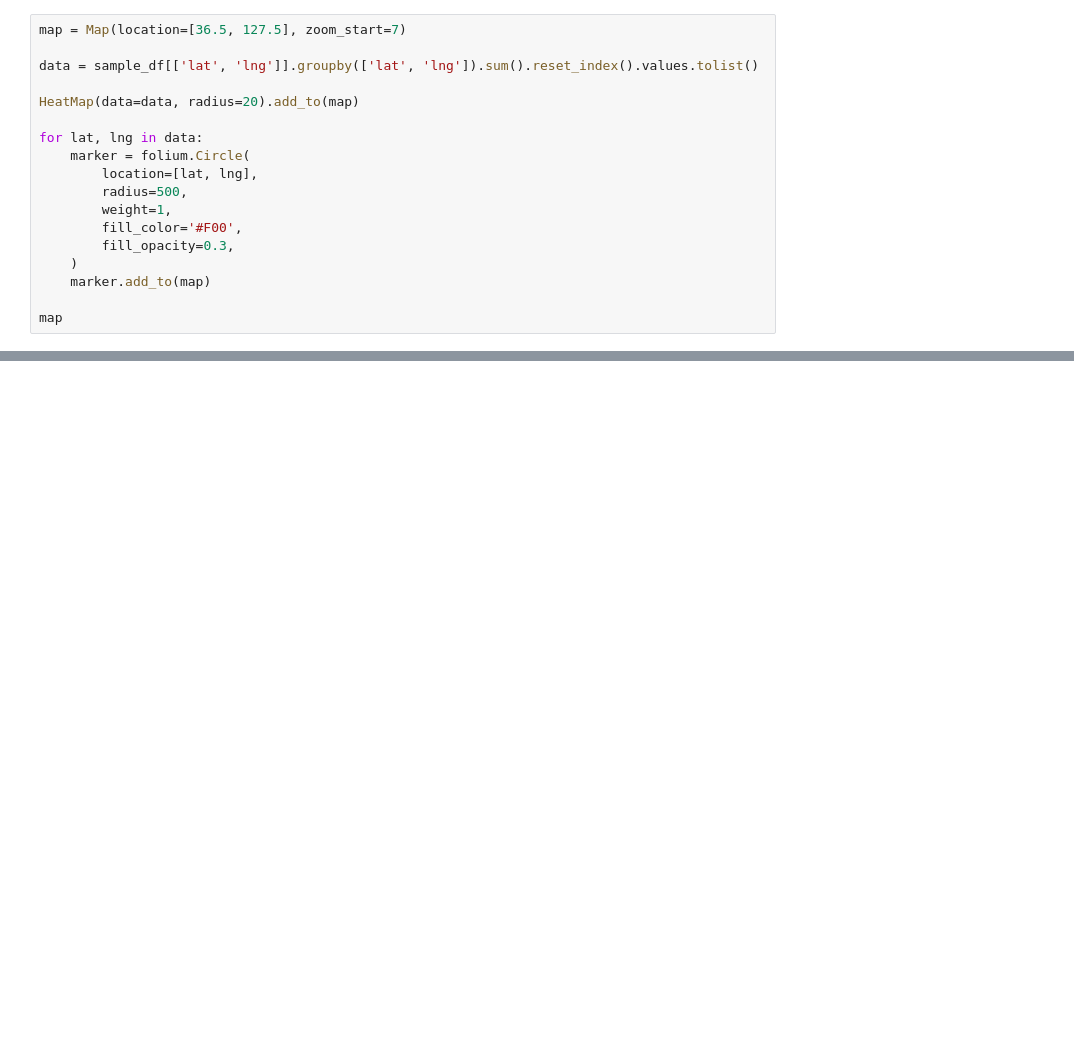
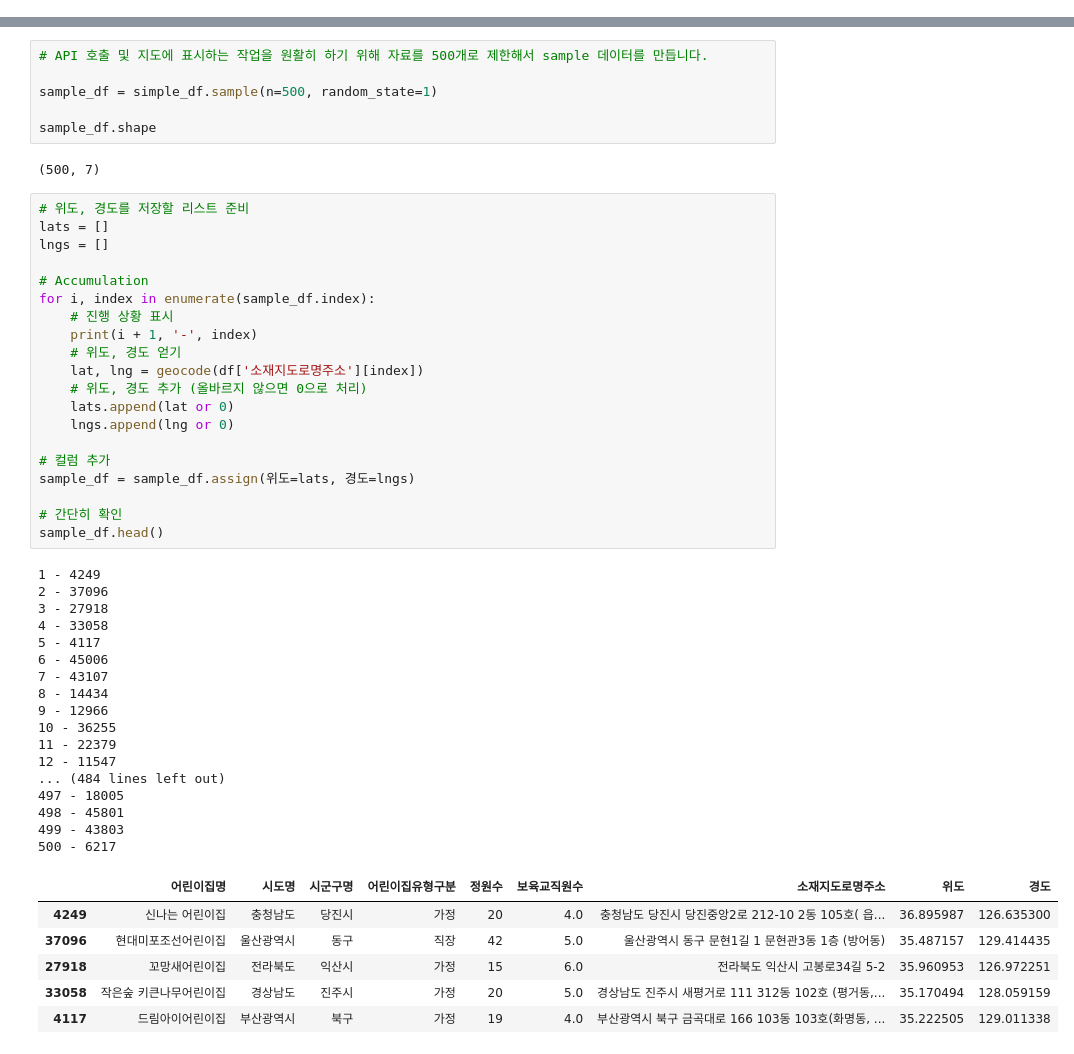
Before and after one commit to ahastudio/CodingLife, a Jupyter notebook: 20190908/python/child-house.ipynb, the cells around one changed output, grey strips where cells are left out. Drawn from its saved outputs; the diff is of its cells as text; blank space fills up the shorter version.

```diff
--- a/20190908/python/child-house.ipynb
+++ b/20190908/python/child-house.ipynb
@@ -238,18 +0,0 @@ sample_df.head()
-# %%
-map = Map(location=[36.5, 127.5], zoom_start=7)
-
-data = sample_df[['lat', 'lng']].groupby(['lat', 'lng']).sum().reset_index().values.tolist()
-
-HeatMap(data=data, radius=20).add_to(map)
-
-for lat, lng in data:
-    marker = folium.Circle(
-        location=[lat, lng],
-        radius=500,
-        weight=1,
-        fill_color='#F00',
-        fill_opacity=0.3,
-    )
-    marker.add_to(map)
-
-map
@@ -257,0 +428,52 @@ map
+# %%
+# API 호출 및 지도에 표시하는 작업을 원활히 하기 위해 자료를 500개로 제한해서 sample 데이터를 만듭니다.
+
+sample_df = simple_df.sample(n=500, random_state=1)
+
+sample_df.shape
+# %% [output]
+(500, 7)
+# %%
+# 위도, 경도를 저장할 리스트 준비
+lats = []
+lngs = []
+
+# Accumulation
+for i, index in enumerate(sample_df.index):
+    # 진행 상황 표시
+    print(i + 1, '-', index)
+    # 위도, 경도 얻기
+    lat, lng = geocode(df['소재지도로명주소'][index])
+    # 위도, 경도 추가 (올바르지 않으면 0으로 처리)
+    lats.append(lat or 0)
+    lngs.append(lng or 0)
+
+# 컬럼 추가
+sample_df = sample_df.assign(위도=lats, 경도=lngs)
+
+# 간단히 확인
+sample_df.head()
+# %% [output]
+1 - 4249
+2 - 37096
+3 - 27918
+4 - 33058
+5 - 4117
+6 - 45006
+7 - 43107
+8 - 14434
+9 - 12966
+10 - 36255
+11 - 22379
+12 - 11547
+... (484 lines left out)
+497 - 18005
+498 - 45801
+499 - 43803
+500 - 6217
+|  | 어린이집명 | 시도명 | 시군구명 | 어린이집유형구분 | 정원수 | 보육교직원수 | 소재지도로명주소 | 위도 | 경도 |
+| 4249 | 신나는 어린이집 | 충청남도 | 당진시 | 가정 | 20 | 4.0 | 충청남도 당진시 당진중앙2로 212-10 2동 105호( 읍... | 36.895987 | 126.635300 |
+| 37096 | 현대미포조선어린이집 | 울산광역시 | 동구 | 직장 | 42 | 5.0 | 울산광역시 동구 문현1길 1 문현관3동 1층 (방어동) | 35.487157 | 129.414435 |
+| 27918 | 꼬망새어린이집 | 전라북도 | 익산시 | 가정 | 15 | 6.0 | 전라북도 익산시 고봉로34길 5-2 | 35.960953 | 126.972251 |
+| 33058 | 작은숲 키큰나무어린이집 | 경상남도 | 진주시 | 가정 | 20 | 5.0 | 경상남도 진주시 새평거로 111 312동 102호 (평거동,... | 35.170494 | 128.059159 |
+| 4117 | 드림아이어린이집 | 부산광역시 | 북구 | 가정 | 19 | 4.0 | 부산광역시 북구 금곡대로 166 103동 103호(화명동, ... | 35.222505 | 129.011338 |
```
Also changed, not shown: parts of 69 cells of this notebook.
